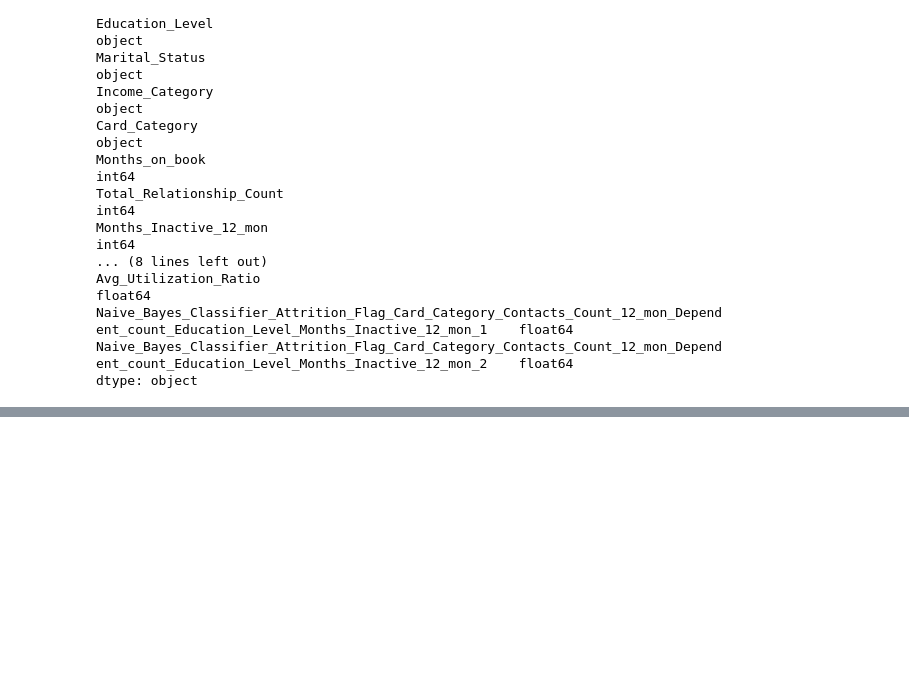
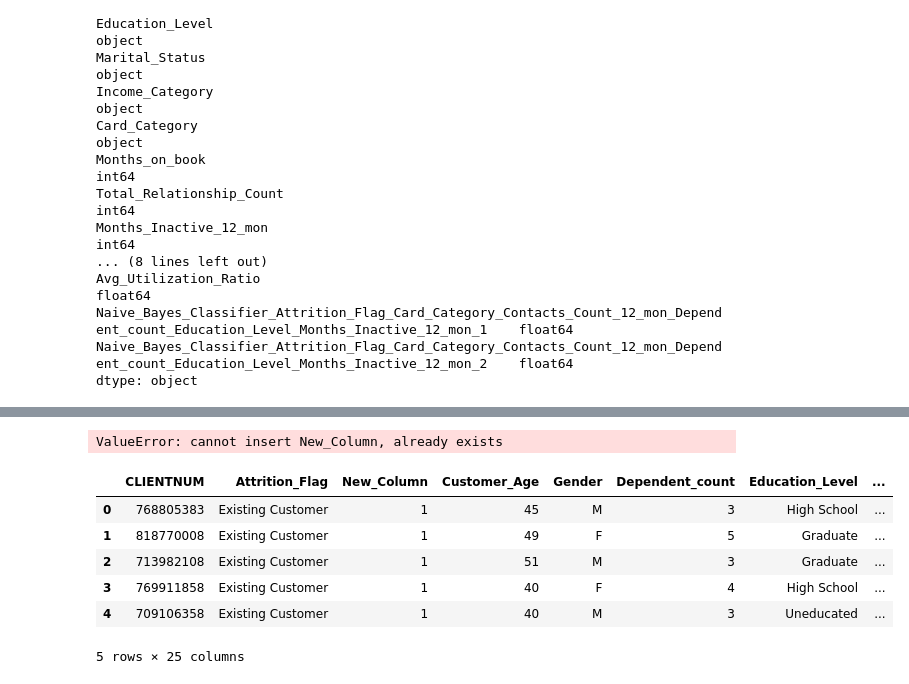
Before and after one commit to zoli-LND/Heckaton_May16, a Jupyter notebook: Heckathon1.ipynb, the cells around one changed output, grey strips where cells are left out. Saved outputs shown, nothing was run; the diff lists cells and outputs as text; code cells hidden in the pictures; blank space fills up the shorter version.

```diff
--- a/Heckathon1.ipynb
+++ b/Heckathon1.ipynb
@@ -97,0 +106,3 @@ dtype: object
+# %%
+df = pd.read_csv('data/import/BankChurners.csv')
+df.head(5)
@@ -97,0 +137,3 @@ dtype: object
+# %%
+df.rename(columns={'Naive_Bayes_Classifier_Attrition_Flag_Card_Category_Contacts_Count_12_mon_Dependent_count_Education_Level_Months_Inactive_12_mon_1': 'Inactive_12_mon_1'}, inplace=True)
+print(df.dtypes)
@@ -97,0 +158,3 @@ dtype: object
+# %%
+df.rename(columns={'Naive_Bayes_Classifier_Attrition_Flag_Card_Category_Contacts_Count_12_mon_Dependent_count_Education_Level_Months_Inactive_12_mon_2': 'Inactive_12_mon_2'}, inplace=True)
+print(df.dtypes)
@@ -97,0 +279,15 @@ dtype: object
+# %%
+df.insert(1, 'New_Column', df['Attrition_Flag'].apply(lambda x: 1 if x == 'Existing Customer' else 0))
+df.head(5)
+# %% [output]
+ValueError: cannot insert New_Column, already exists
+# %%
+df.head(5)
+# %% [output]
+|  | CLIENTNUM | Attrition_Flag | New_Column | Customer_Age | Gender | Dependent_count | Education_Level | ... |
+| 0 | 768805383 | Existing Customer | 1 | 45 | M | 3 | High School | ... |
+| 1 | 818770008 | Existing Customer | 1 | 49 | F | 5 | Graduate | ... |
+| 2 | 713982108 | Existing Customer | 1 | 51 | M | 3 | Graduate | ... |
+| 3 | 769911858 | Existing Customer | 1 | 40 | F | 4 | High School | ... |
+| 4 | 709106358 | Existing Customer | 1 | 40 | M | 3 | Uneducated | ... |
+5 rows × 25 columns
```
Also changed, not shown: parts of 34 cells of this notebook.
